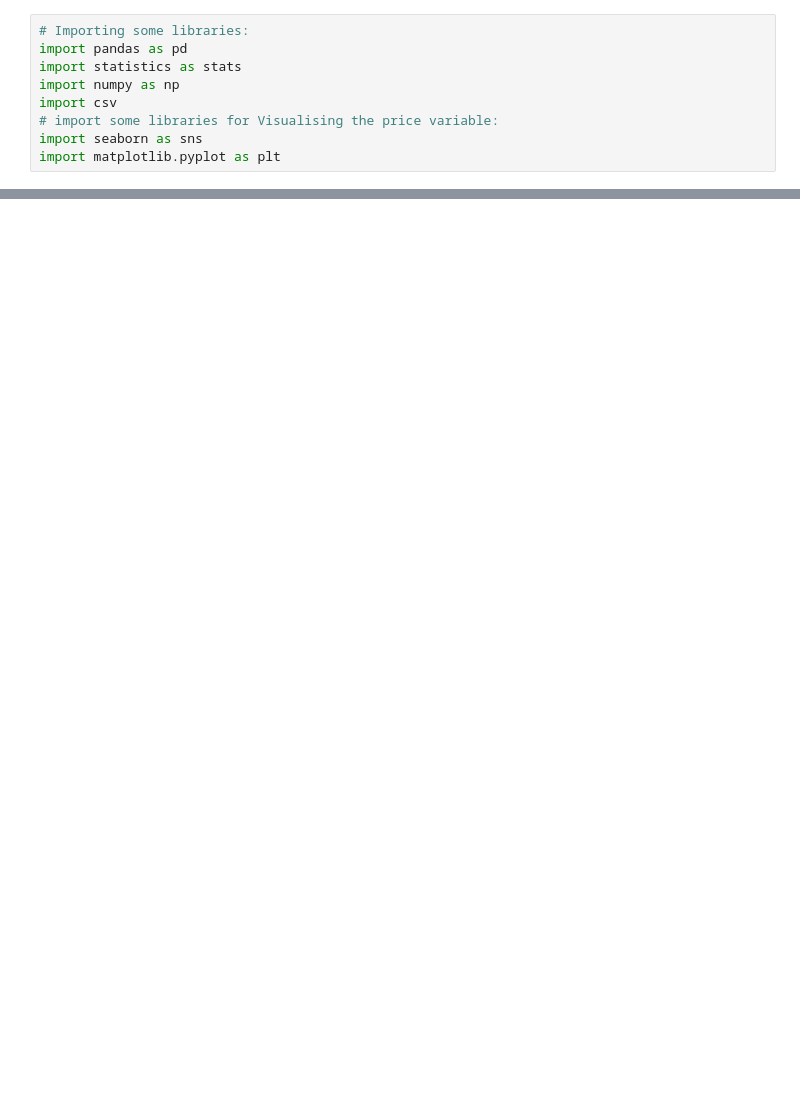
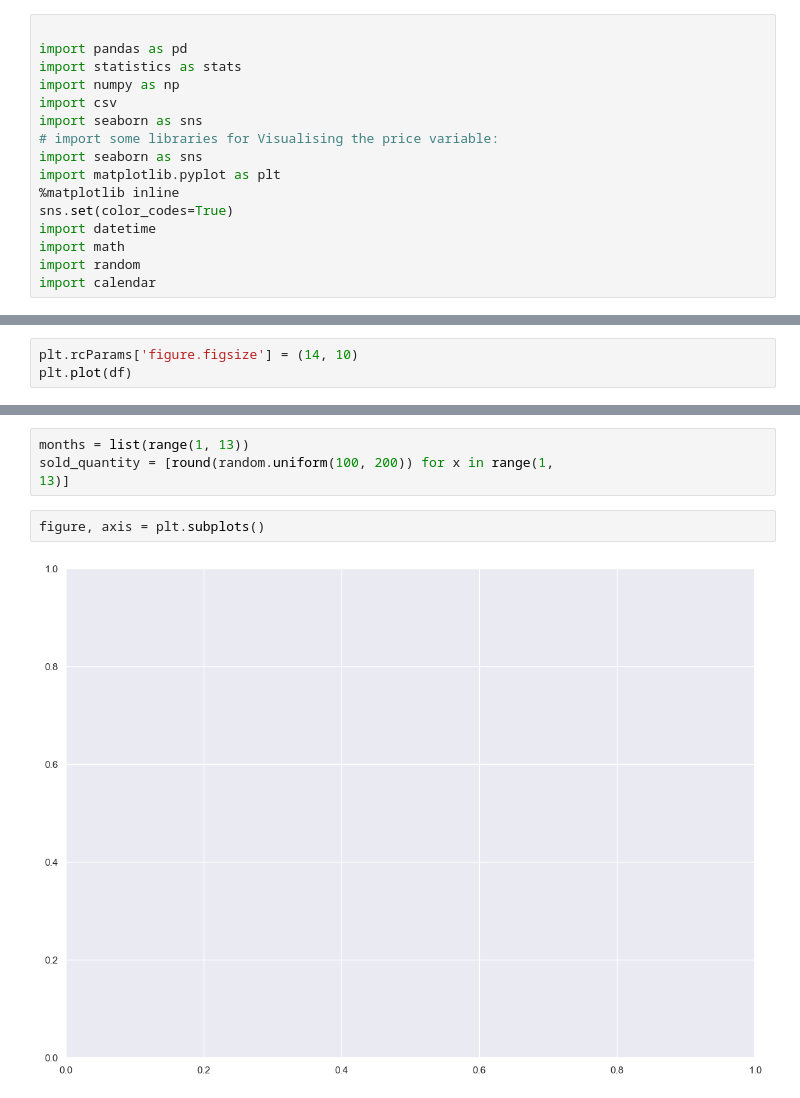
Before and after one commit to Johanna23cct/Transport-inIreland, a Jupyter notebook: Assessment.ipynb, the cells around one changed output, grey strips where cells are left out. Saved outputs shown, nothing was run; the diff lists cells and outputs as text; blank space fills up the shorter version.

```diff
--- a/Assessment.ipynb
+++ b/Assessment.ipynb
@@ -6,9 +11,16 @@
 # %%
-# Importing some libraries:
+
 import pandas as pd
 import statistics as stats
 import numpy as np
 import csv
+import seaborn as sns
 # import some libraries for Visualising the price variable:
 import seaborn as sns
 import matplotlib.pyplot as plt
+%matplotlib inline
+sns.set(color_codes=True)
+import datetime
+import math
+import random
+import calendar
@@ -30,0 +184,3 @@ print(home.describe())
+# %%
+plt.rcParams['figure.figsize'] = (14, 10)
+plt.plot(df)
@@ -30,0 +190,8 @@ print(home.describe())
+# %%
+months = list(range(1, 13))
+sold_quantity = [round(random.uniform(100, 200)) for x in range(1,
+13)]
+# %%
+figure, axis = plt.subplots()
+# %% [output]
+[figure, added]
```
Also changed, not shown: parts of 29 cells of this notebook.
